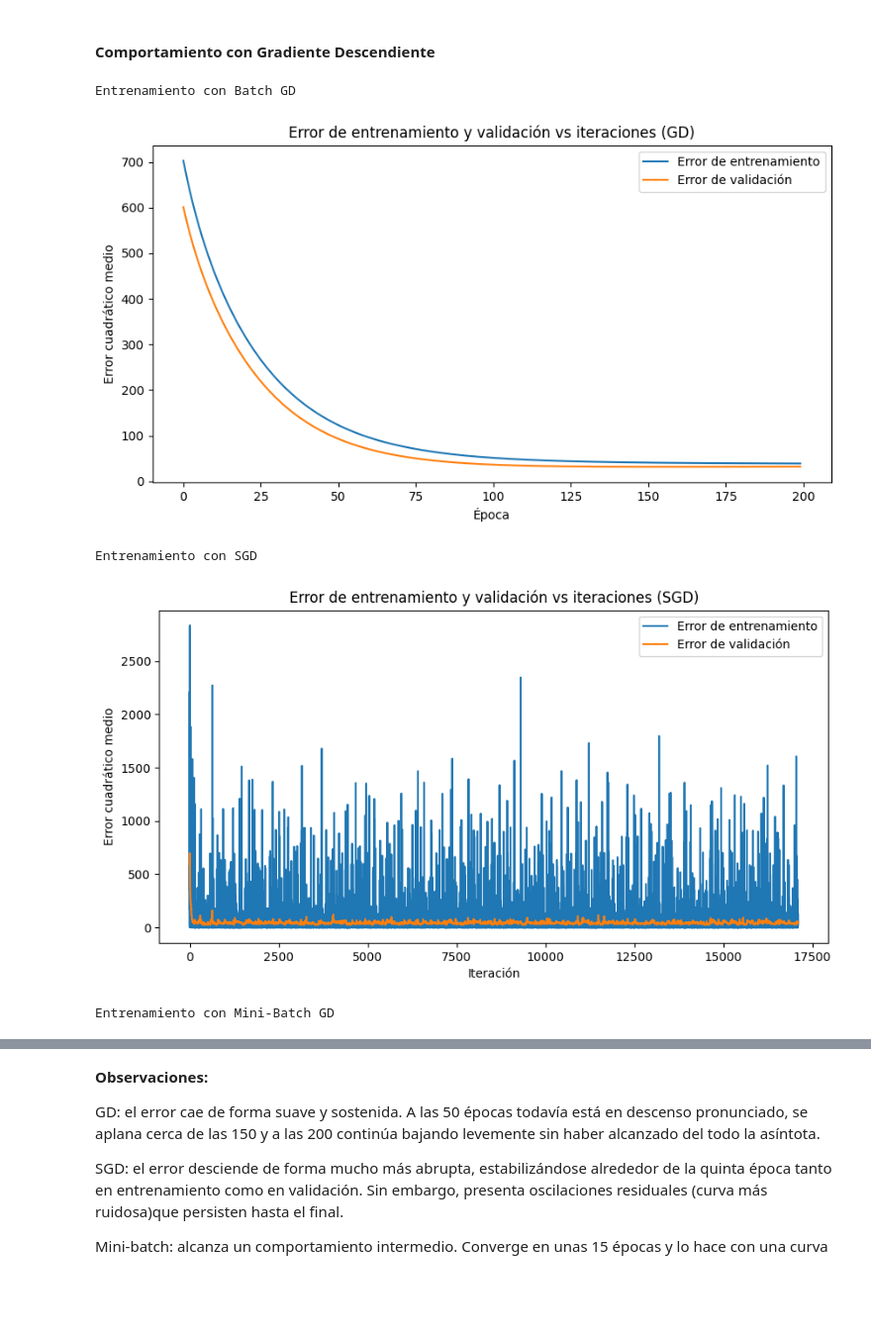
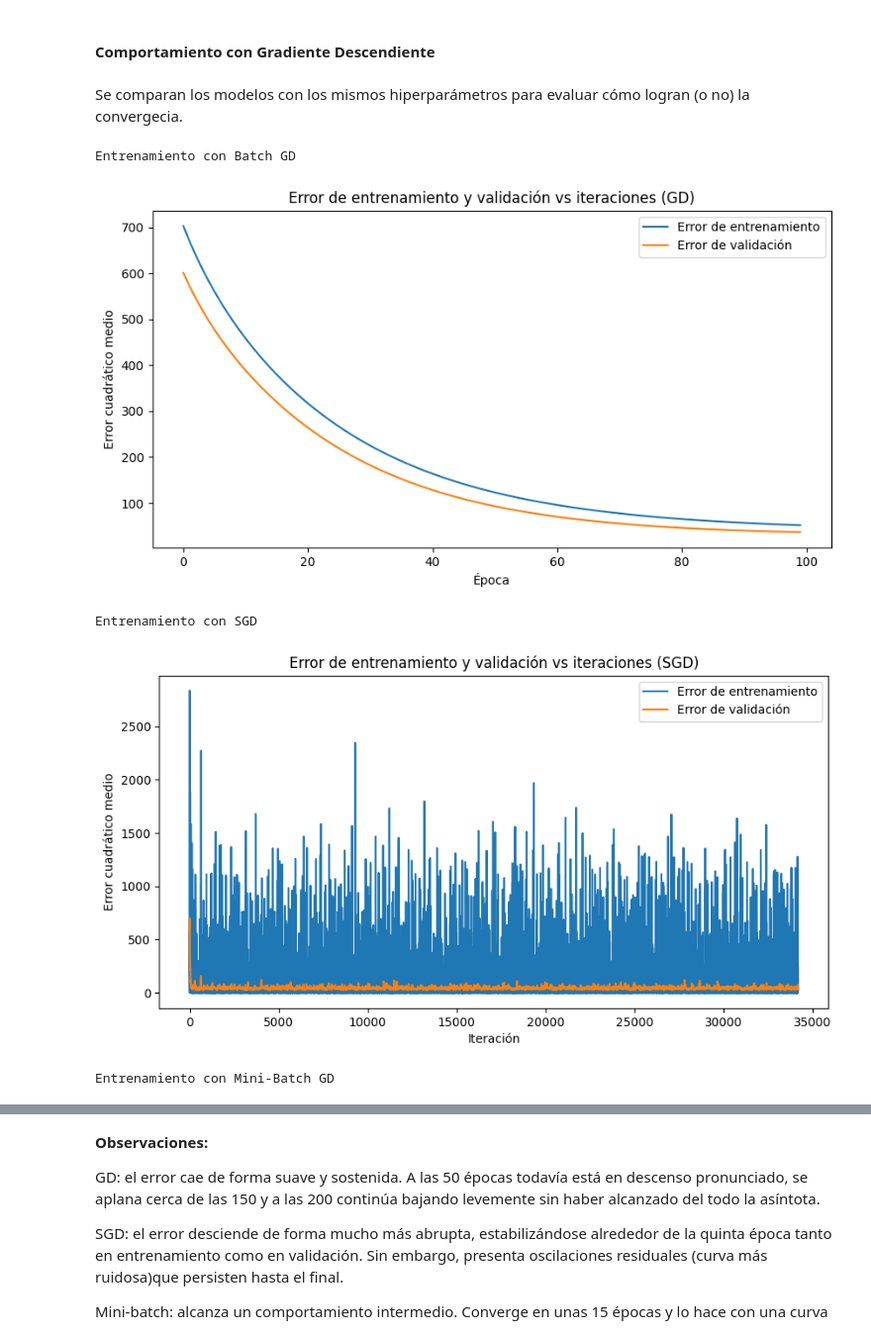
Before and after one commit to AlvaTF/TP-AA1-Ruiz-Toledo-Mendoza, a Jupyter notebook: TP_1/TP_regresion_AA1.ipynb, the cells around one changed output, grey strips where cells are left out. Shown at 99% size. Drawn from its saved outputs; the diff is of its cells as text; code cells hidden in the pictures; blank space fills up the shorter version.

Commit message:
Se agregan métricas e igualan hiperp sin tocar markdowns aun

```diff
--- a/TP_1/TP_regresion_AA1.ipynb
+++ b/TP_1/TP_regresion_AA1.ipynb
@@ -490,9 +505,9 @@ from sklearn.metrics import mean_absolute_error, mean_absolute_percentage_error,
 # %%
-# Validación separada desde el train
+# Set de validación separada desde el train
 X_tr, X_val, y_tr, y_val = train_test_split(
-    X_train, y_train, test_size=0.20, random_state=123
-)
+    X_train, y_train, test_size=0.20, random_state=123)
 
+# Reshape necesario para usar las variables objetivo con el código dado por la cátedra
 y_tr_gd   = y_tr.values.reshape(-1, 1)
 y_val_gd  = y_val.values.reshape(-1, 1)
 y_test_gd = y_test.values.reshape(-1, 1)
@@ -526,23 +543,25 @@ prep = pipeline.named_steps['preprocesador'] # se asegura la imputacion y escala
 X_tr_esc   = prep.fit_transform(X_tr)
 X_val_esc  = prep.transform(X_val)
 X_test_esc = prep.transform(X_test)
+# %% [markdown]
+Se comparan los modelos con los mismos hiperparámetros para evaluar cómo logran (o no) la convergecia.
 # %%
 np.random.seed(123)
 
-# 1. Batch Gradient Descent
+# Batch Gradient Descent
 print("Entrenamiento con Batch GD")
-W_gd   = gradient_descent(X_tr_esc, y_tr_gd, X_val_esc, y_val_gd, lr=0.01, epochs=200)
+W_gd   = gradient_descent(X_tr_esc, y_tr_gd, X_val_esc, y_val_gd, lr=0.01, epochs=100)
 
-# 2. Stochastic Gradient Descent (SGD)
+# Stochastic Gradient Descent (SGD)
 print("Entrenamiento con SGD")
-W_sgd  = stochastic_gradient_descent(X_tr_esc, y_tr_gd, X_val_esc, y_val_gd, lr=0.01, epochs=50)
+W_sgd  = stochastic_gradient_descent(X_tr_esc, y_tr_gd, X_val_esc, y_val_gd, lr=0.01, epochs=100)
 
-# 3. Mini-Batch Gradient Descent
+# Mini-Batch Gradient Descent
 print("Entrenamiento con Mini-Batch GD")
-W_mbgd = mini_batch_gradient_descent(X_tr_esc, y_tr_gd, X_val_esc, y_val_gd, lr=0.01, epochs=100, batch_size=280)
+W_mbgd = mini_batch_gradient_descent(X_tr_esc, y_tr_gd, X_val_esc, y_val_gd, lr=0.01, epochs=100, batch_size=32)
 # %% [output]
 Entrenamiento con Batch GD
-[figure, old version]
+[figure, new version]
 Entrenamiento con SGD
-[figure, old version]
+[figure, new version]
 Entrenamiento con Mini-Batch GD
```
Also changed, not shown: parts of 24 cells of this notebook.
